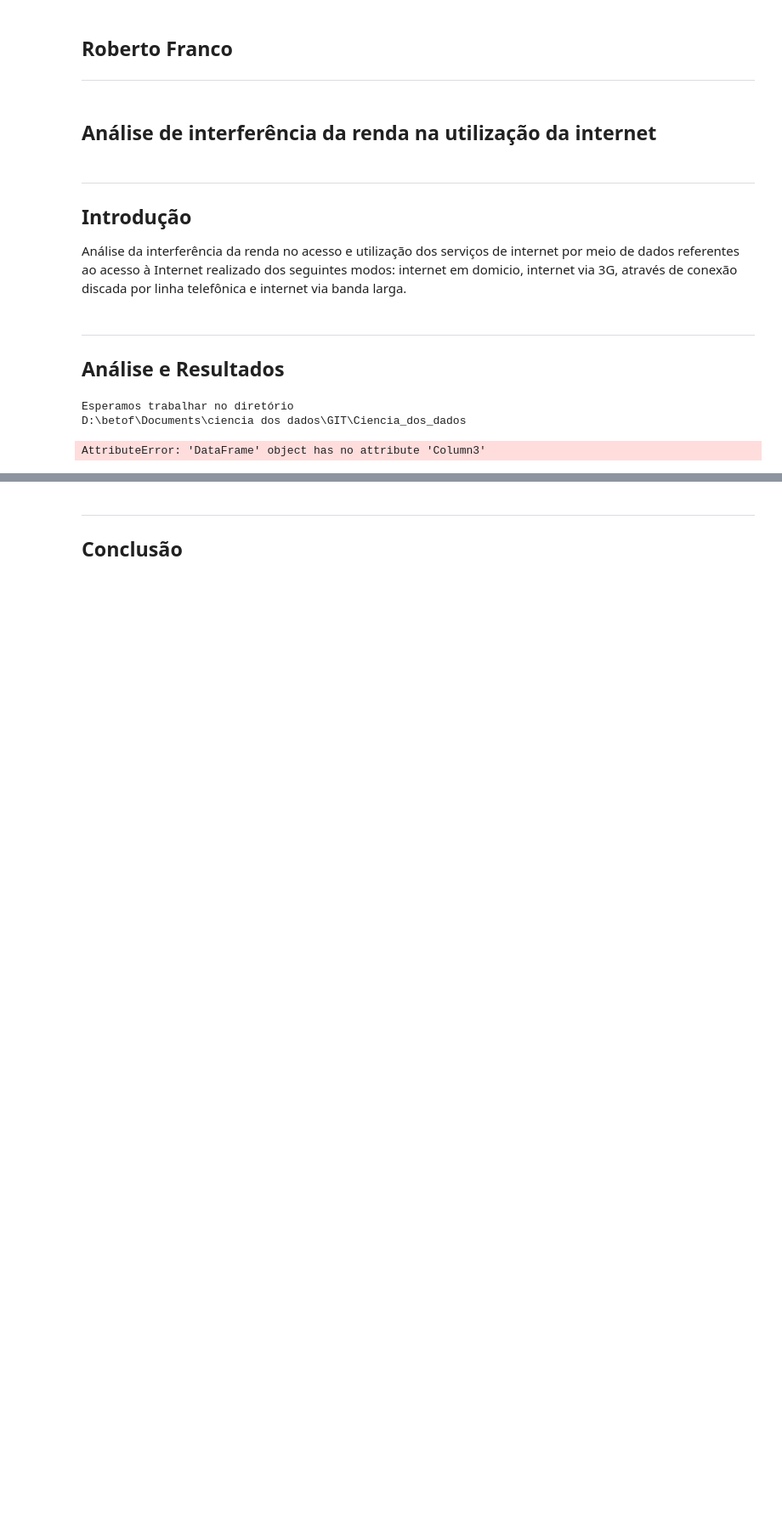
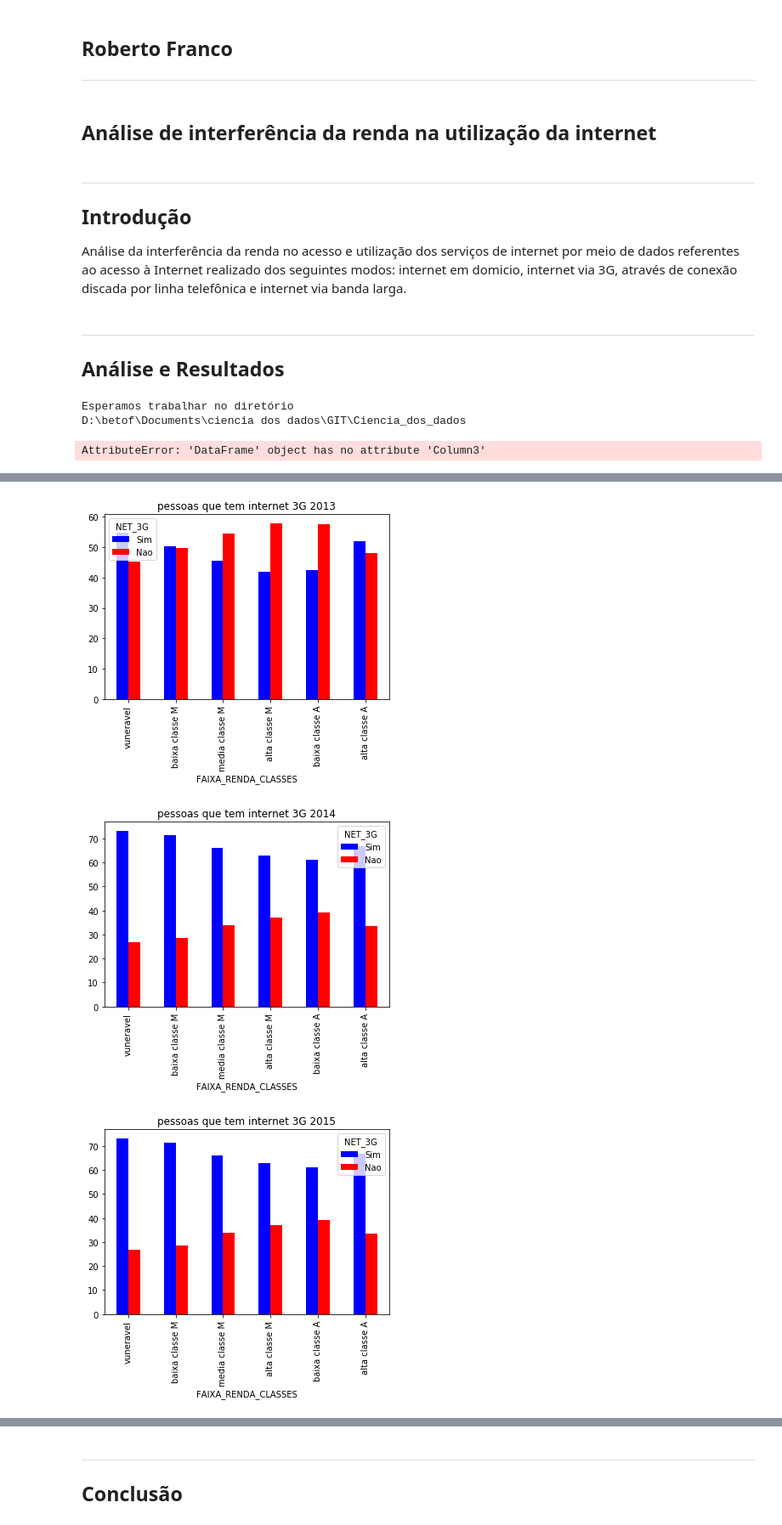
Before and after one commit to betofr1/Ciencia_dos_dados, a Jupyter notebook: Projeto1 Layout.ipynb, the cells around one changed output, grey strips where cells are left out. Shown: that part at 85% size. Saved outputs shown, nothing was run; the diff lists cells and outputs as text; code cells hidden in the pictures; blank space fills up the shorter version.

```diff
--- a/Projeto1 Layout.ipynb
+++ b/Projeto1 Layout.ipynb
@@ -105,13 +81,13 @@ DR_2013.FAIXA_RENDA_CLASSES.cat.categories = (['vuneravel', 'baixa classe M', 'm
 # %%
 # porcentagem de pessoas que possuem as variáveis, por faixas de renda
 
-ct_renda_net = pd.crosstab(DR_2013.FAIXA_RENDA, DR_2013.NET_DOM,normalize="index")*100
+ct_renda_net_2013 = pd.crosstab(DR_2013.FAIXA_RENDA_CLASSES, DR_2013.NET_DOM,normalize="index")*100
 
-ct_renda_3G = pd.crosstab(DR_2013.FAIXA_RENDA, DR_2013.NET_3G,normalize="index")*100
+ct_renda_3G_2013 = pd.crosstab(DR_2013.FAIXA_RENDA_CLASSES, DR_2013.NET_3G,normalize="index")*100
 
-ct_renda_celular= pd.crosstab(DR_2013.FAIXA_RENDA, DR_2013.CELULAR,normalize="index")*100
+ct_renda_celular_2013= pd.crosstab(DR_2013.FAIXA_RENDA_CLASSES, DR_2013.CELULAR,normalize="index")*100
 
-ct_renda_net_tel = pd.crosstab(DR_2013.FAIXA_RENDA, DR_2013.NET_TEL,normalize="index")*100
+ct_renda_net_tel_2013 = pd.crosstab(DR_2013.FAIXA_RENDA_CLASSES, DR_2013.NET_TEL,normalize="index")*100
 
-ct_renda_net_bl = pd.crosstab(DR_2013.FAIXA_RENDA, DR_2013.NET_BL,normalize="index")*100
+ct_renda_net_bl_2013 = pd.crosstab(DR_2013.FAIXA_RENDA_CLASSES, DR_2013.NET_BL,normalize="index")*100
 # %%
@@ -215,0 +329,29 @@ ct_NR.plot(kind='hist', color=('blue', 'red'),legend=True,bins = faixa, normed =
+# %%
+#comparando anos: NET 3G
+
+ct_renda_3G_2013.plot(kind='bar', color=('blue', 'red'),legend=True,title = 'pessoas que tem internet 3G 2013')
+plt.show()
+ct_renda_3G_2014.plot(kind='bar', color=('blue', 'red'),legend=True,title = 'pessoas que tem internet 3G 2014')
+plt.show()
+ct_renda_3G_2015.plot(kind='bar', color=('blue', 'red'),legend=True,title = 'pessoas que tem internet 3G 2015')
+plt.show()
+
+PN_3G_2013.plot(kind='pie',autopct = '%0.2f',legend = True, title = 'pessoas que possuem net 3G - 2013') # em porcentagem
+plt.show()
+PN_3G_2014.plot(kind='pie',autopct = '%0.2f',legend = True, title = 'pessoas que possuem net 3G - 2014') # em porcentagem
+plt.show()
+PN_3G_2015.plot(kind='pie',autopct = '%0.2f',legend = True, title = 'pessoas que possuem net 3G - 2015') # em porcentagem
+plt.show()
+
+#de 2013 para 2014: aumento de 18,87 percentual no uso do 3G (para todas as faixas)
+#de 2014 para 2015: nao houve grandes aumentos
+
+# em 2013: pode-se notar que mesmo entre as classes altas nao há nem 50% de uso, portanto alem de cara nao é considerada essencial
+
+# em 2014: pode-se notar que subiu muito a utilizacao mesmo entre as classes baixas, portanto barateou muito
+
+# em 2015: pode-se notar que nao houve aumento, ficou estagnada. Portanto o preço estabilizou e uso tb
+# %% [output]
+[figure, added]
+[figure, added]
+[figure, added]
```
Also changed, not shown: parts of 24 cells of this notebook, 1 other file.
